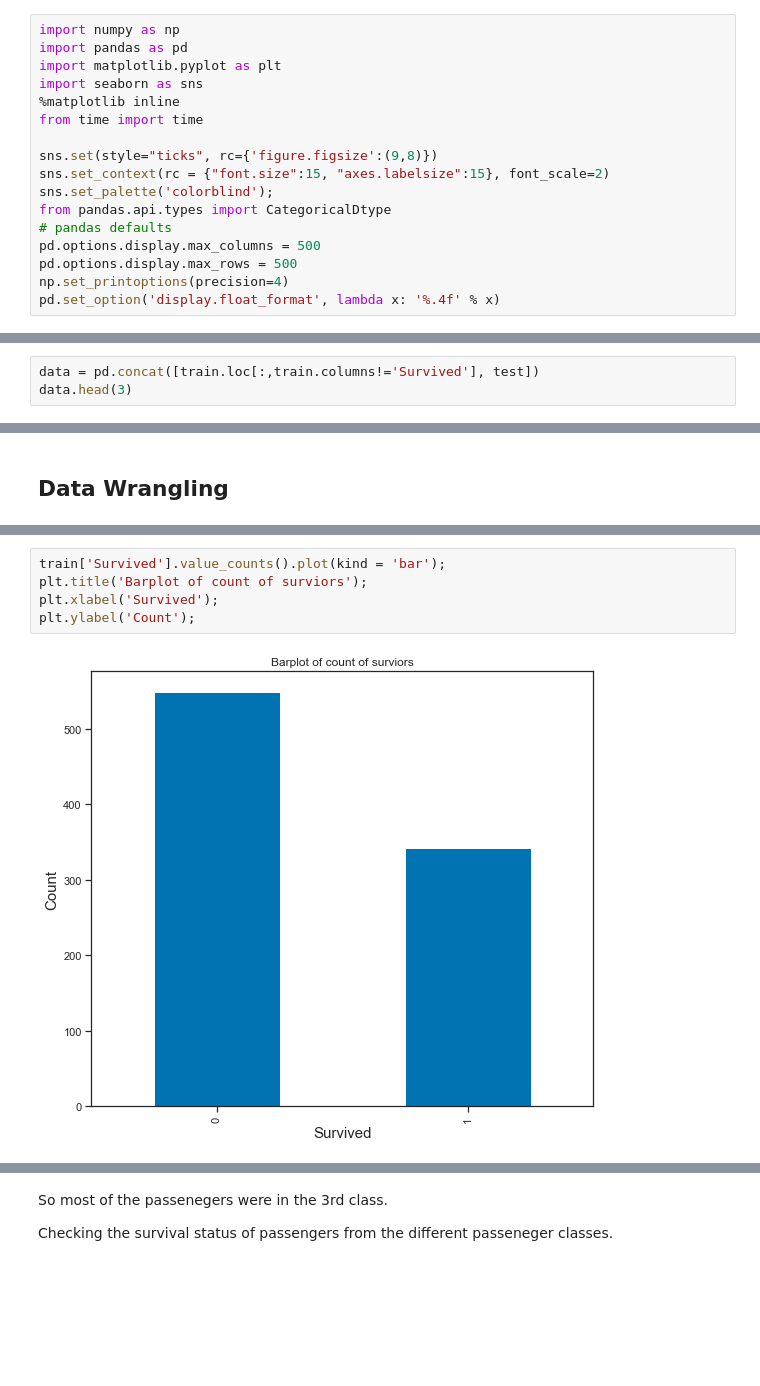
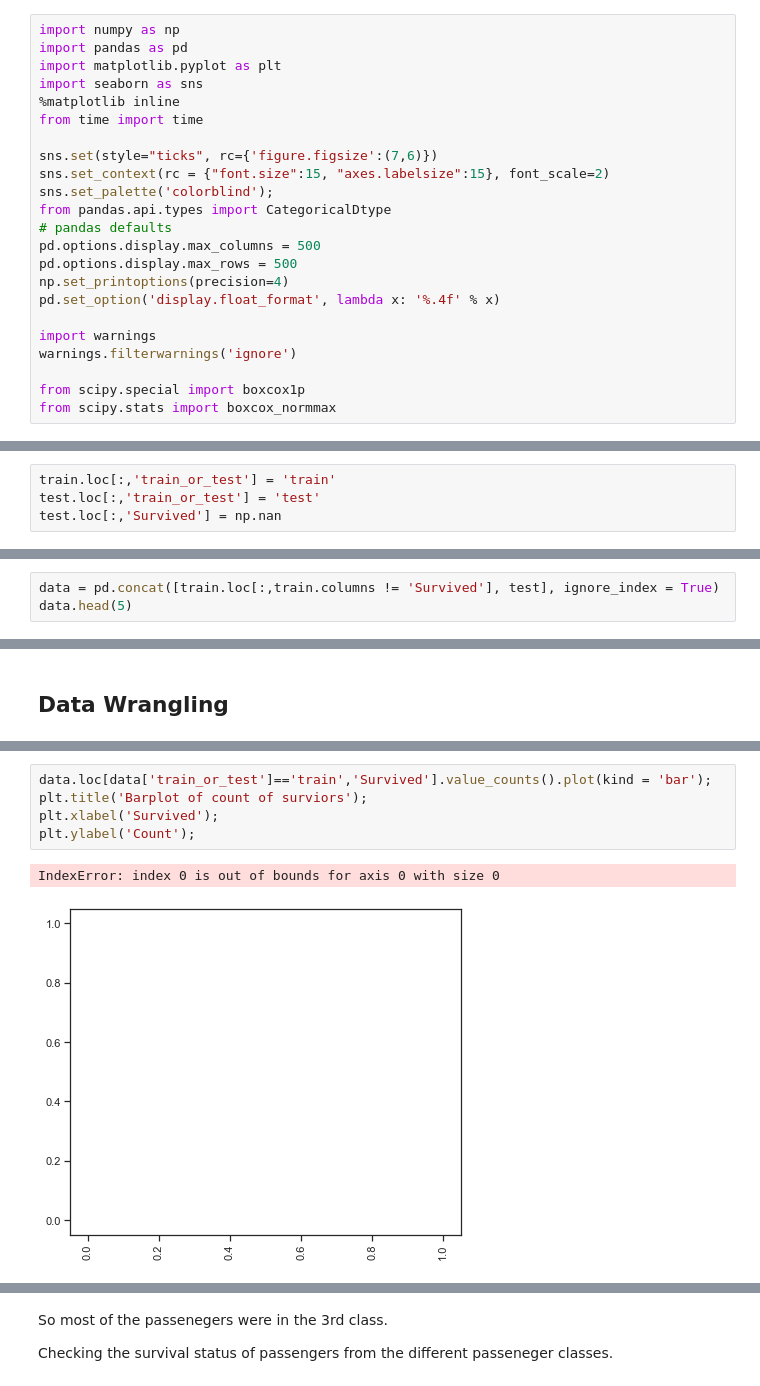
Before and after one commit to jeswingeorge/Data-Analysis---Titanic-survival, a Jupyter notebook: 2.Titanic_data_EDA.ipynb, the cells around one changed output, grey strips where cells are left out. Cells and saved outputs as stored; diff of their text form; blank space fills up the shorter version.

```diff
--- a/2.Titanic_data_EDA.ipynb
+++ b/2.Titanic_data_EDA.ipynb
@@ -8,7 +8,7 @@ import seaborn as sns
 %matplotlib inline
 from time import time
 
-sns.set(style="ticks", rc={'figure.figsize':(9,8)})
+sns.set(style="ticks", rc={'figure.figsize':(7,6)})
 sns.set_context(rc = {"font.size":15, "axes.labelsize":15}, font_scale=2)
 sns.set_palette('colorblind');
 from pandas.api.types import CategoricalDtype
@@ -17,6 +17,12 @@ pd.options.display.max_columns = 500
 pd.options.display.max_rows = 500
 np.set_printoptions(precision=4)
 pd.set_option('display.float_format', lambda x: '%.4f' % x)
+
+import warnings
+warnings.filterwarnings('ignore')
+
+from scipy.special import boxcox1p
+from scipy.stats import boxcox_normmax
 # %% [markdown]
 Here as we have to predict whether the passenger has survived or not __(0 - Did not survive and 1 - Survived)__. So it is a classification problem.
 # %% [markdown]
@@ -38,11 +44,15 @@ train.head()
 | 2 | 3 | 1 | 3 | Heikkinen, Miss. Laina | female | 26.0000 | 0 | 0 | STON/O2. 3101282 | 7.9250 | ... |
 | 3 | 4 | 1 | 1 | Futrelle, Mrs. Jacques Heath (Lil... | female | 35.0000 | 1 | 0 | 113803 | 53.1000 | ... |
 | 4 | 5 | 0 | 3 | Allen, Mr. William Henry | male | 35.0000 | 0 | 0 | 373450 | 8.0500 | ... |
+# %%
+train.loc[:,'train_or_test'] = 'train'
+test.loc[:,'train_or_test'] = 'test'
+test.loc[:,'Survived'] = np.nan
 # %% [markdown]
 Concatenate train and test set to a single dataset after excluding the target column from train dataset.
 # %%
-data = pd.concat([train.loc[:,train.columns!='Survived'], test])
-data.head(3)
+data = pd.concat([train.loc[:,train.columns != 'Survived'], test], ignore_index = True)
+data.head(5)
 # %% [output]
 |  | PassengerId | Pclass | Name | Sex | Age | SibSp | Parch | Ticket | Fare | Cabin | ... |
 | 0 | 1 | 3 | Braund, Mr. Owen Harris | male | 22.0000 | 1 | 0 | A/5 21171 | 7.2500 | NaN | ... |
@@ -128,8 +111,9 @@ Name: Survived, dtype: int64
 # %%
-train['Survived'].value_counts().plot(kind = 'bar');
+data.loc[data['train_or_test']=='train','Survived'].value_counts().plot(kind = 'bar');
 plt.title('Barplot of count of surviors');
 plt.xlabel('Survived');
 plt.ylabel('Count');
 # %% [output]
+IndexError: index 0 is out of bounds for axis 0 with size 0
-[figure, old version]
+[figure, new version]
 # %% [markdown]
```
Also changed, not shown: parts of 132 cells of this notebook, 10 other files.
